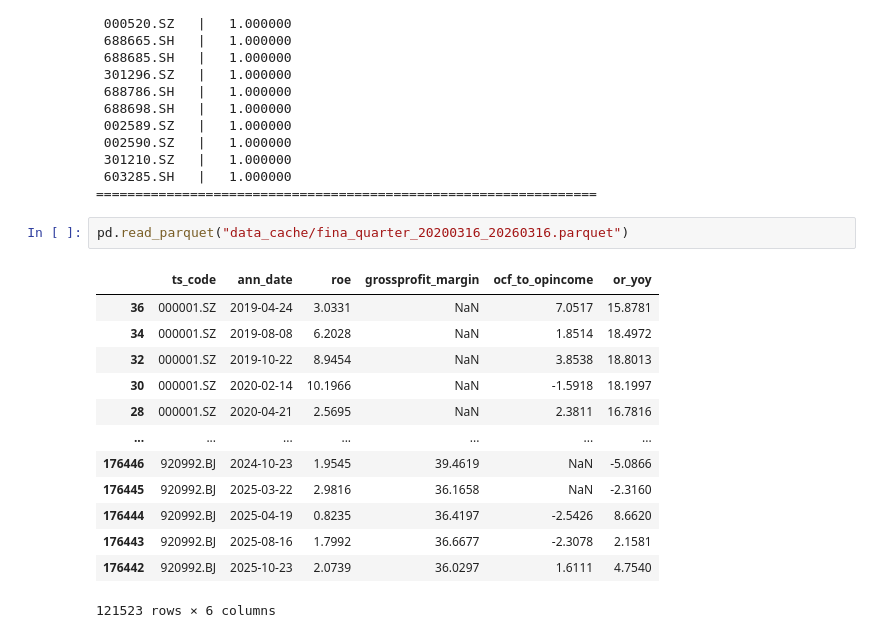
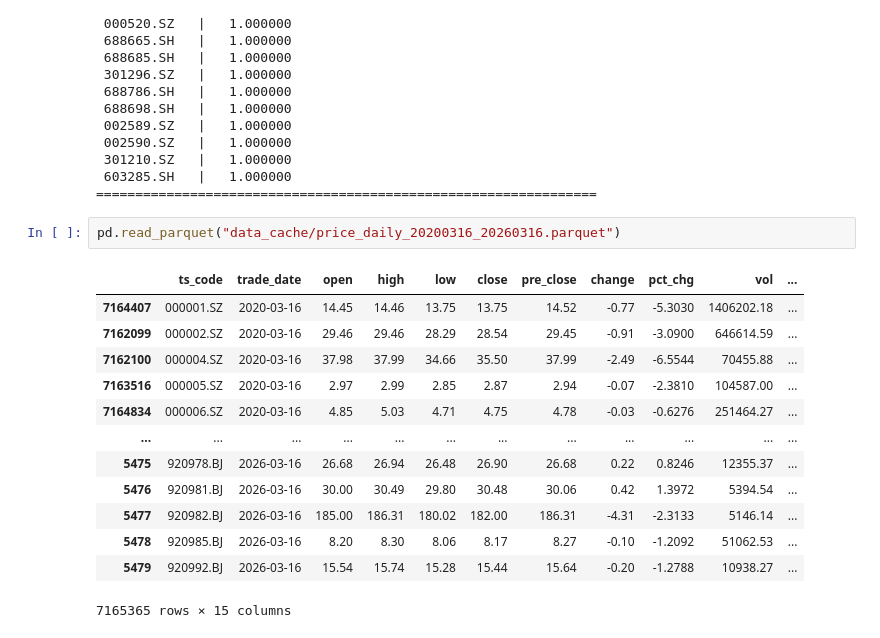
Before and after one commit to du1250646045-arch/dyh, a Jupyter notebook: quant.ipynb, the cells around one changed output. Drawn from its saved outputs; the diff is of its cells as text.

```diff
--- a/quant.ipynb
+++ b/quant.ipynb
@@ -1783,18 +1918,18 @@ print("================================================================")
  603285.SH   |   1.000000
 ================================================================
 # %%
-pd.read_parquet("data_cache/fina_quarter_20200316_20260316.parquet")
+pd.read_parquet("data_cache/price_daily_20200316_20260316.parquet")
 # %% [output]
-|  | ts_code | ann_date | roe | grossprofit_margin | ocf_to_opincome | or_yoy |
-| 36 | 000001.SZ | 2019-04-24 | 3.0331 | NaN | 7.0517 | 15.8781 |
-| 34 | 000001.SZ | 2019-08-08 | 6.2028 | NaN | 1.8514 | 18.4972 |
-| 32 | 000001.SZ | 2019-10-22 | 8.9454 | NaN | 3.8538 | 18.8013 |
-| 30 | 000001.SZ | 2020-02-14 | 10.1966 | NaN | -1.5918 | 18.1997 |
-| 28 | 000001.SZ | 2020-04-21 | 2.5695 | NaN | 2.3811 | 16.7816 |
-| ... | ... | ... | ... | ... | ... | ... |
-| 176446 | 920992.BJ | 2024-10-23 | 1.9545 | 39.4619 | NaN | -5.0866 |
-| 176445 | 920992.BJ | 2025-03-22 | 2.9816 | 36.1658 | NaN | -2.3160 |
-| 176444 | 920992.BJ | 2025-04-19 | 0.8235 | 36.4197 | -2.5426 | 8.6620 |
-| 176443 | 920992.BJ | 2025-08-16 | 1.7992 | 36.6677 | -2.3078 | 2.1581 |
-| 176442 | 920992.BJ | 2025-10-23 | 2.0739 | 36.0297 | 1.6111 | 4.7540 |
+|  | ts_code | trade_date | open | high | low | close | pre_close | change | pct_chg | vol | ... |
+| 7164407 | 000001.SZ | 2020-03-16 | 14.45 | 14.46 | 13.75 | 13.75 | 14.52 | -0.77 | -5.3030 | 1406202.18 | ... |
+| 7162099 | 000002.SZ | 2020-03-16 | 29.46 | 29.46 | 28.29 | 28.54 | 29.45 | -0.91 | -3.0900 | 646614.59 | ... |
+| 7162100 | 000004.SZ | 2020-03-16 | 37.98 | 37.99 | 34.66 | 35.50 | 37.99 | -2.49 | -6.5544 | 70455.88 | ... |
+| 7163516 | 000005.SZ | 2020-03-16 | 2.97 | 2.99 | 2.85 | 2.87 | 2.94 | -0.07 | -2.3810 | 104587.00 | ... |
+| 7164834 | 000006.SZ | 2020-03-16 | 4.85 | 5.03 | 4.71 | 4.75 | 4.78 | -0.03 | -0.6276 | 251464.27 | ... |
+| ... | ... | ... | ... | ... | ... | ... | ... | ... | ... | ... | ... |
+| 5475 | 920978.BJ | 2026-03-16 | 26.68 | 26.94 | 26.48 | 26.90 | 26.68 | 0.22 | 0.8246 | 12355.37 | ... |
+| 5476 | 920981.BJ | 2026-03-16 | 30.00 | 30.49 | 29.80 | 30.48 | 30.06 | 0.42 | 1.3972 | 5394.54 | ... |
+| 5477 | 920982.BJ | 2026-03-16 | 185.00 | 186.31 | 180.02 | 182.00 | 186.31 | -4.31 | -2.3133 | 5146.14 | ... |
+| 5478 | 920985.BJ | 2026-03-16 | 8.20 | 8.30 | 8.06 | 8.17 | 8.27 | -0.10 | -1.2092 | 51062.53 | ... |
+| 5479 | 920992.BJ | 2026-03-16 | 15.54 | 15.74 | 15.28 | 15.44 | 15.64 | -0.20 | -1.2788 | 10938.27 | ... |
-121523 rows × 6 columns
+7165365 rows × 15 columns
```
Also changed, not shown: parts of 5 cells of this notebook.
